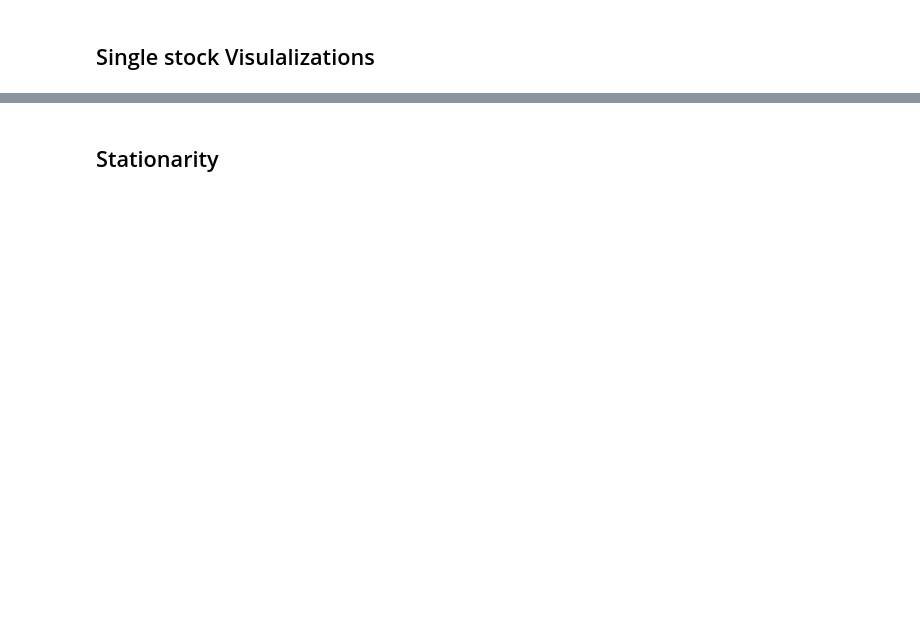
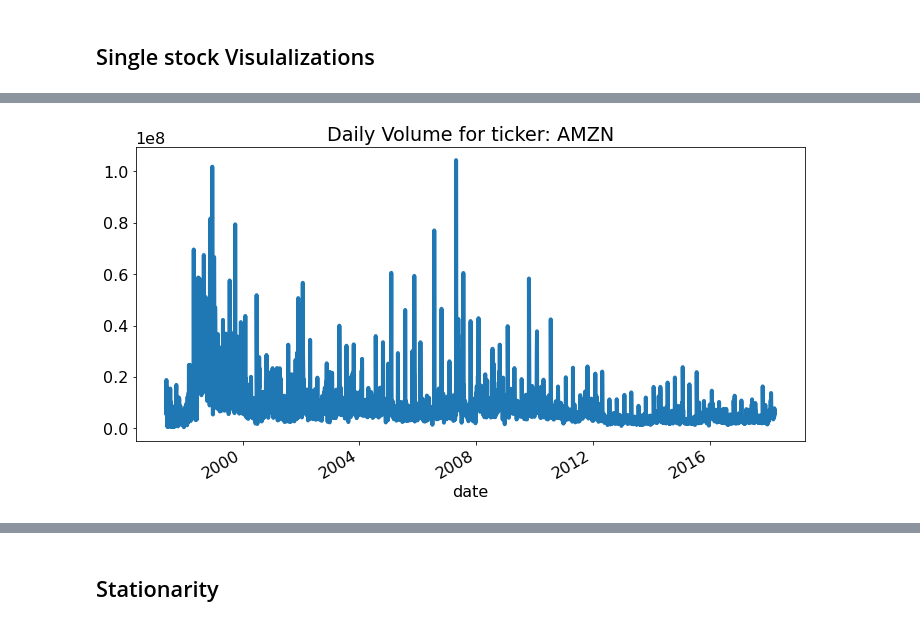
Before and after one commit to tina-manualrg/tina-lab-qtrading, a Jupyter notebook: notebooks/0012_targets.ipynb, the cells around one changed output, grey strips where cells are left out. Cells and saved outputs as stored; diff of their text form; code cells hidden in the pictures; blank space fills up the shorter version.

```diff
--- a/notebooks/0012_targets.ipynb
+++ b/notebooks/0012_targets.ipynb
@@ -182 +154,8 @@ singl_stock.plot(y=tags.CLOSE)
+# %%
+ax = singl_stock_prices[tags.VOLUME].plot()
+plt.title(f'Daily Volume for ticker: {ticker}')
+
+plt.show()
+# %% [output]
+[figure, new version]
 # %%
```
Also changed, not shown: parts of 30 cells of this notebook, 5 other files.
